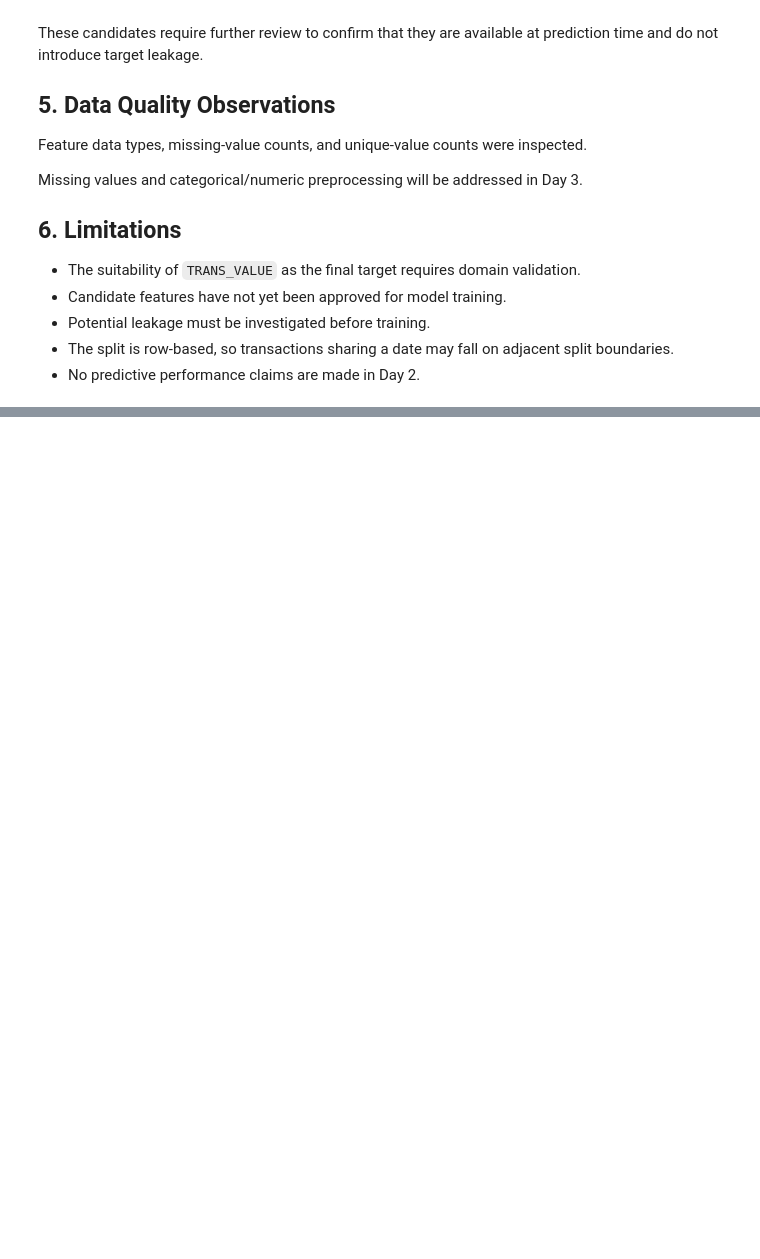
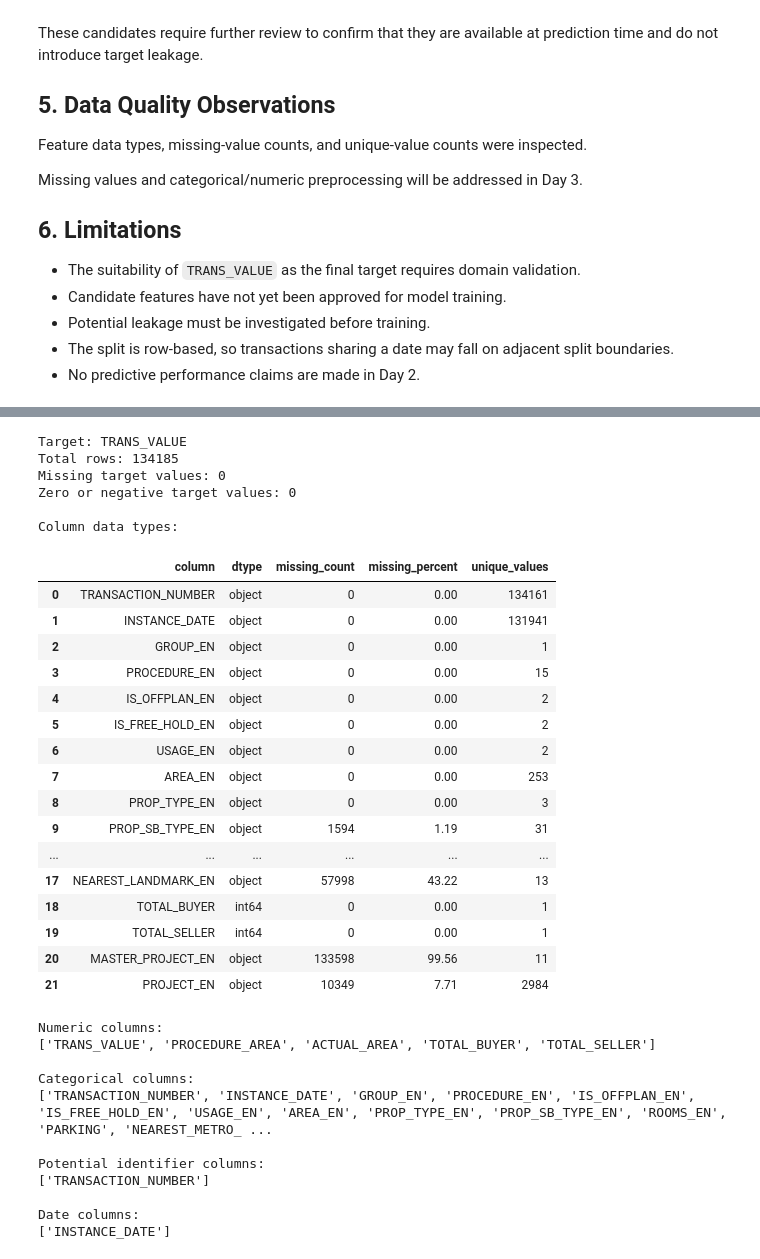
Before and after one commit to Ashish4922/DubaiEstate-AI-360, a Jupyter notebook: AI-ML/AI-ML/notebook/01_transaction_value_model.ipynb, the cells around one changed output, grey strips where cells are left out. Cells and saved outputs as stored; diff of their text form; code cells hidden in the pictures; blank space fills up the shorter version.

```diff
--- a/AI-ML/AI-ML/notebook/01_transaction_value_model.ipynb
+++ b/AI-ML/AI-ML/notebook/01_transaction_value_model.ipynb
@@ -2565,0 +2731,79 @@ Missing values and categorical/numeric preprocessing will be addressed in Day 3.
+# %%
+# Day 3: Inspect feature types and target quality
+
+import pandas as pd
+
+# 1. Check target quality
+target = "TRANS_VALUE"
+
+print("Target:", target)
+print("Total rows:", len(df))
+print("Missing target values:", df[target].isna().sum())
+print("Zero or negative target values:", (df[target] <= 0).sum())
+
+# 2. Inspect column data types
+print("\nColumn data types:")
+display(
+    pd.DataFrame({
+        "column": df.columns,
+        "dtype": df.dtypes.astype(str).values,
+        "missing_count": df.isna().sum().values,
+        "missing_percent": (df.isna().mean().values * 100).round(2),
+        "unique_values": df.nunique(dropna=True).values
+    })
+)
+
+# 3. Identify numeric and categorical columns
+numeric_columns = df.select_dtypes(include="number").columns.tolist()
+categorical_columns = df.select_dtypes(
+    include=["object", "category", "bool"]
+).columns.tolist()
+
+print("\nNumeric columns:")
+print(numeric_columns)
+
+print("\nCategorical columns:")
+print(categorical_columns)
+
+# 4. Check identifier and date columns
+print("\nPotential identifier columns:")
+print([c for c in df.columns if "ID" in c.upper()
+       or "NUMBER" in c.upper()])
+
+print("\nDate columns:")
+print([c for c in df.columns if "DATE" in c.upper()])
+# %% [output]
+Target: TRANS_VALUE
+Total rows: 134185
+Missing target values: 0
+Zero or negative target values: 0
+
+Column data types:
+|  | column | dtype | missing_count | missing_percent | unique_values |
+| 0 | TRANSACTION_NUMBER | object | 0 | 0.00 | 134161 |
+| 1 | INSTANCE_DATE | object | 0 | 0.00 | 131941 |
+| 2 | GROUP_EN | object | 0 | 0.00 | 1 |
+| 3 | PROCEDURE_EN | object | 0 | 0.00 | 15 |
+| 4 | IS_OFFPLAN_EN | object | 0 | 0.00 | 2 |
+| 5 | IS_FREE_HOLD_EN | object | 0 | 0.00 | 2 |
+| 6 | USAGE_EN | object | 0 | 0.00 | 2 |
+| 7 | AREA_EN | object | 0 | 0.00 | 253 |
+| 8 | PROP_TYPE_EN | object | 0 | 0.00 | 3 |
+| 9 | PROP_SB_TYPE_EN | object | 1594 | 1.19 | 31 |
+| ... | ... | ... | ... | ... | ... |
+| 17 | NEAREST_LANDMARK_EN | object | 57998 | 43.22 | 13 |
+| 18 | TOTAL_BUYER | int64 | 0 | 0.00 | 1 |
+| 19 | TOTAL_SELLER | int64 | 0 | 0.00 | 1 |
+| 20 | MASTER_PROJECT_EN | object | 133598 | 99.56 | 11 |
+| 21 | PROJECT_EN | object | 10349 | 7.71 | 2984 |
+Numeric columns:
+['TRANS_VALUE', 'PROCEDURE_AREA', 'ACTUAL_AREA', 'TOTAL_BUYER', 'TOTAL_SELLER']
+
+Categorical columns:
+['TRANSACTION_NUMBER', 'INSTANCE_DATE', 'GROUP_EN', 'PROCEDURE_EN', 'IS_OFFPLAN_EN', 'IS_FREE_HOLD_EN', 'USAGE_EN', 'AREA_EN', 'PROP_TYPE_EN', 'PROP_SB_TYPE_EN', 'ROOMS_EN', 'PARKING', 'NEAREST_METRO_ ...
+
+Potential identifier columns:
+['TRANSACTION_NUMBER']
+
+Date columns:
+['INSTANCE_DATE']
```
Also changed, not shown: parts of 10 cells of this notebook.
